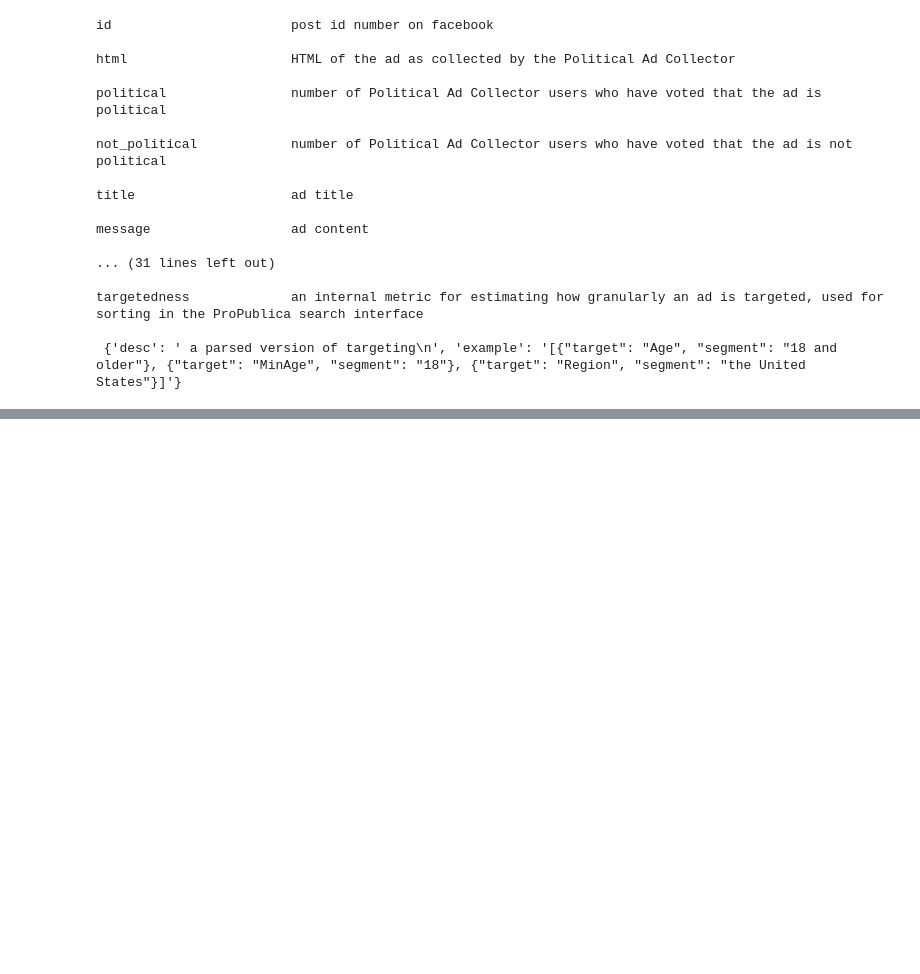
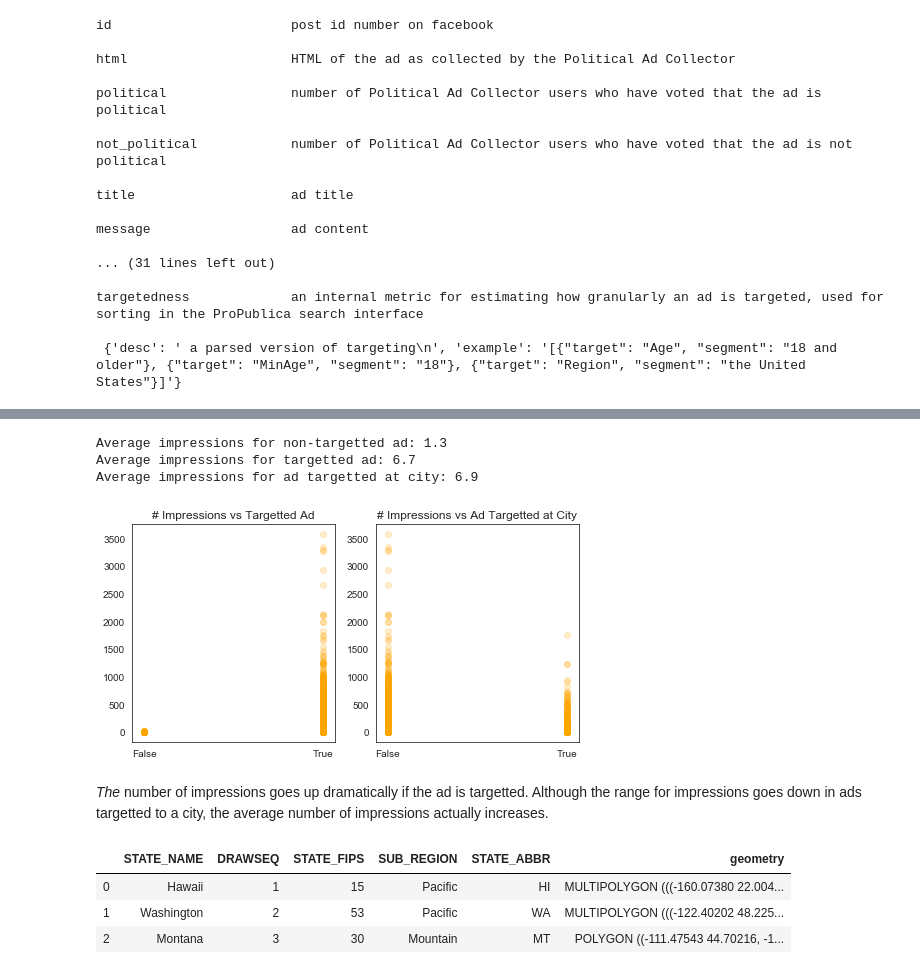
Before and after one commit to kdumontnu/2019-CS109A, a Jupyter notebook: project/Propublica_Parsing.ipynb, the cells around one changed output, grey strips where cells are left out. Drawn from its saved outputs; the diff is of its cells as text; code cells hidden in the pictures; blank space fills up the shorter version.

```diff
--- a/project/Propublica_Parsing.ipynb
+++ b/project/Propublica_Parsing.ipynb
@@ -64,0 +139,10 @@ display(df.head(5))
+# %%
+print('DATAFRAME STATS')
+df_length = len(df)
+print('Number of ads collected: \t{}'.format(df_length))
+df_targetted = df['targets'] != '[]'
+print('Number of ads with targets: \t{}'.format(np.sum(df_targetted)))
+print('Percent of ads with targets: \t{:.2%}'.format(np.sum(df_targetted)/df_length))
+
+#plt.hist(df['political'] - df['not_political'], bins=20)
+#plt.ylim((0,100))
@@ -64,0 +172,4 @@ display(df.head(5))
+# %%
+df['targetted'] = df_targetted
+df['targetted'] = df['targetted'].fillna(False)
+df['city_targetted'] = False
@@ -64,0 +318,22 @@ display(df.head(5))
+# %%
+fig, axes = plt.subplots(nrows=1, ncols=2, figsize=(8, 4));
+avg_targetted = np.mean(df[df['targetted'] == True]['impressions'])
+avg_not_targetted = np.mean(df[df['targetted'] == False]['impressions'])
+print("Average impressions for non-targetted ad: {:.2}".format(avg_not_targetted))
+print("Average impressions for targetted ad: {:.2}".format(avg_targetted))
+avg_city_targetted = np.mean(df[df['city_targetted'] == False]['impressions'])
+print("Average impressions for ad targetted at city: {:.2}".format(avg_city_targetted))
+
+axes[0].scatter(df['targetted'], df['impressions'], alpha=0.2, color='orange');
+axes[0].set_xticks([0,1]);
+axes[0].set_xticklabels(["False", "True"]);
+axes[0].set_title('# Impressions vs Targetted Ad');
+axes[1].scatter(df['city_targetted'], df['impressions'], alpha=0.2, color='orange');
+axes[1].set_xticks([0,1]);
+axes[1].set_xticklabels(["False", "True"]);
+axes[1].set_title('# Impressions vs Ad Targetted at City');
+# %% [output]
+Average impressions for non-targetted ad: 1.3
+Average impressions for targetted ad: 6.7
+Average impressions for ad targetted at city: 6.9
+[figure, added]
@@ -64,0 +343,2 @@ display(df.head(5))
+# %% [markdown]
+*The* number of impressions goes up dramatically if the ad is targetted. Although the range for impressions goes down in ads targetted to a city, the average number of impressions actually increases.
@@ -64,0 +347,7 @@ display(df.head(5))
+# %%
+usa.head(3)
+# %% [output]
+|  | STATE_NAME | DRAWSEQ | STATE_FIPS | SUB_REGION | STATE_ABBR | geometry |
+| 0 | Hawaii | 1 | 15 | Pacific | HI | MULTIPOLYGON (((-160.07380 22.004... |
+| 1 | Washington | 2 | 53 | Pacific | WA | MULTIPOLYGON (((-122.40202 48.225... |
+| 2 | Montana | 3 | 30 | Mountain | MT | POLYGON ((-111.47543 44.70216, -1... |
```
Also changed, not shown: parts of 35 cells of this notebook, 1 other file.
